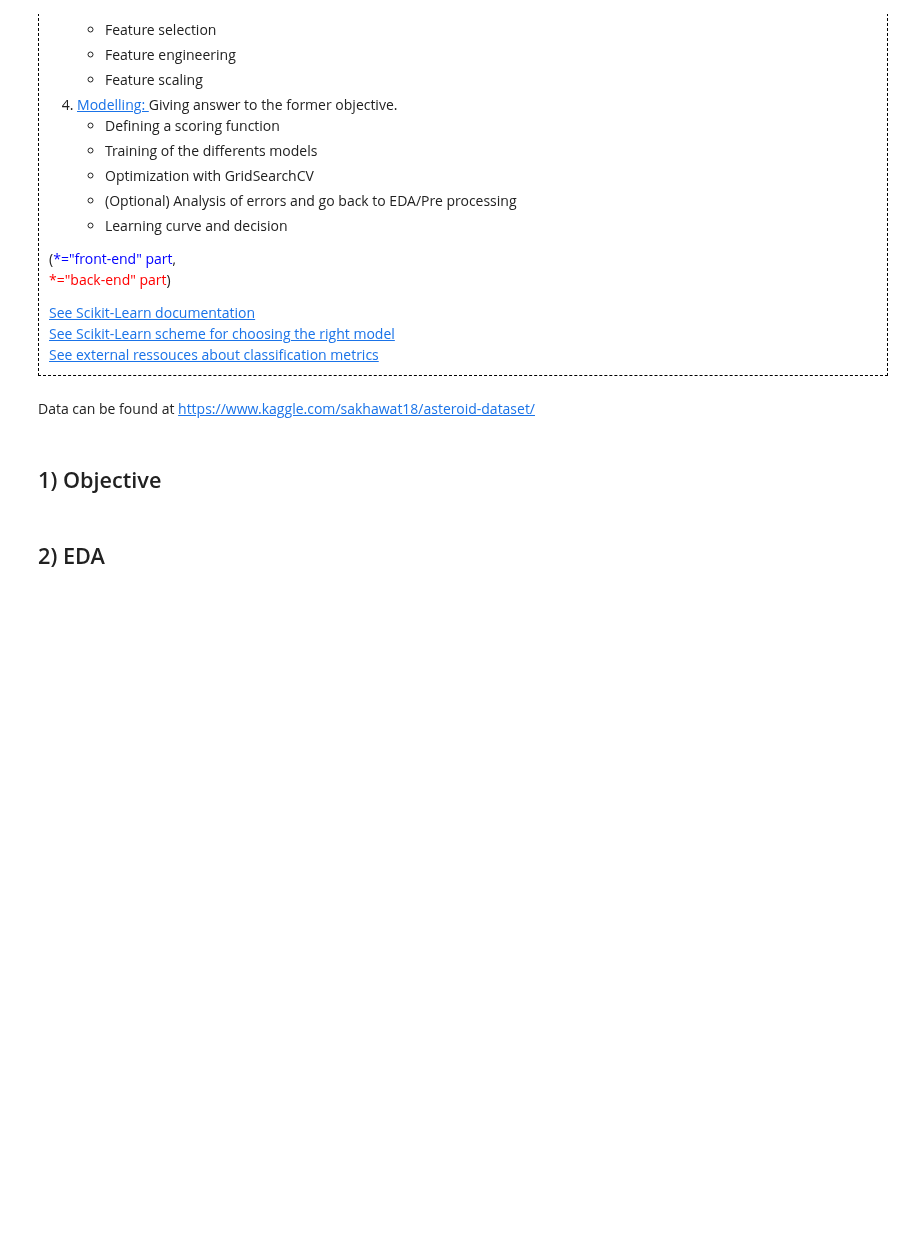
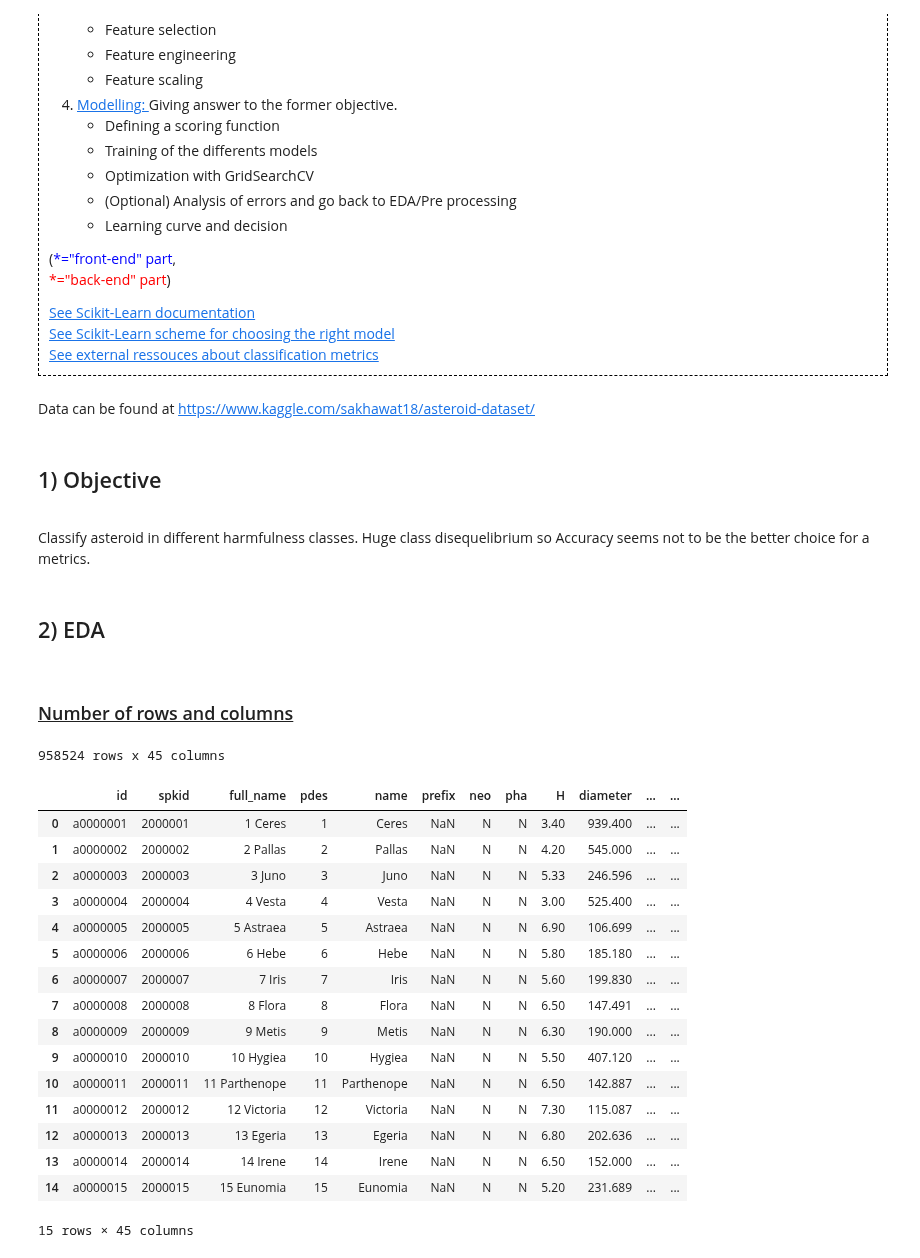
Before and after one commit to AnthonyJaquaniello/Machine_Learning, a Jupyter notebook: src/Asteroid.ipynb, the cells around one changed output. Cells and saved outputs as stored; diff of their text form; code cells hidden in the pictures; blank space fills up the shorter version.

```diff
--- a/src/Asteroid.ipynb
+++ b/src/Asteroid.ipynb
@@ -51,9 +51,11 @@
 # %% [markdown]
 Data can be found at <a href='https://www.kaggle.com/sakhawat18/asteroid-dataset/' target='_blank'>https://www.kaggle.com/sakhawat18/asteroid-dataset/</a>
 # %% [markdown]
-<h2>1) Objective</h2>
+<a id='part1'><h2>1) Objective</h2></a>
+# %% [markdown]
+Classify asteroid in different harmfulness classes. Huge class disequelibrium so Accuracy seems not to be the better choice for a metrics.
 # %% [markdown]
-<h2>2) EDA</h2>
+<a id='part2'><h2>2) EDA</h2></a>
 # %%
 import numpy as np
 import pandas as pd
@@ -61,0 +66,25 @@ import seaborn as sns
+# %% [markdown]
+<h3 style='text-decoration: underline;'>Number of rows and columns</h3>
+# %%
+asteroid = pd.read_csv(PATH)
+print(f'{asteroid.shape[0]} rows x {asteroid.shape[1]} columns')
+asteroid.head(n=15)
+# %% [output]
+958524 rows x 45 columns
+|  | id | spkid | full_name | pdes | name | prefix | neo | pha | H | diameter | ... | ... |
+| 0 | a0000001 | 2000001 | 1 Ceres | 1 | Ceres | NaN | N | N | 3.40 | 939.400 | ... | ... |
+| 1 | a0000002 | 2000002 | 2 Pallas | 2 | Pallas | NaN | N | N | 4.20 | 545.000 | ... | ... |
+| 2 | a0000003 | 2000003 | 3 Juno | 3 | Juno | NaN | N | N | 5.33 | 246.596 | ... | ... |
+| 3 | a0000004 | 2000004 | 4 Vesta | 4 | Vesta | NaN | N | N | 3.00 | 525.400 | ... | ... |
+| 4 | a0000005 | 2000005 | 5 Astraea | 5 | Astraea | NaN | N | N | 6.90 | 106.699 | ... | ... |
+| 5 | a0000006 | 2000006 | 6 Hebe | 6 | Hebe | NaN | N | N | 5.80 | 185.180 | ... | ... |
+| 6 | a0000007 | 2000007 | 7 Iris | 7 | Iris | NaN | N | N | 5.60 | 199.830 | ... | ... |
+| 7 | a0000008 | 2000008 | 8 Flora | 8 | Flora | NaN | N | N | 6.50 | 147.491 | ... | ... |
+| 8 | a0000009 | 2000009 | 9 Metis | 9 | Metis | NaN | N | N | 6.30 | 190.000 | ... | ... |
+| 9 | a0000010 | 2000010 | 10 Hygiea | 10 | Hygiea | NaN | N | N | 5.50 | 407.120 | ... | ... |
+| 10 | a0000011 | 2000011 | 11 Parthenope | 11 | Parthenope | NaN | N | N | 6.50 | 142.887 | ... | ... |
+| 11 | a0000012 | 2000012 | 12 Victoria | 12 | Victoria | NaN | N | N | 7.30 | 115.087 | ... | ... |
+| 12 | a0000013 | 2000013 | 13 Egeria | 13 | Egeria | NaN | N | N | 6.80 | 202.636 | ... | ... |
+| 13 | a0000014 | 2000014 | 14 Irene | 14 | Irene | NaN | N | N | 6.50 | 152.000 | ... | ... |
+| 14 | a0000015 | 2000015 | 15 Eunomia | 15 | Eunomia | NaN | N | N | 5.20 | 231.689 | ... | ... |
+15 rows × 45 columns
```
Also changed, not shown: parts of 16 cells of this notebook.
